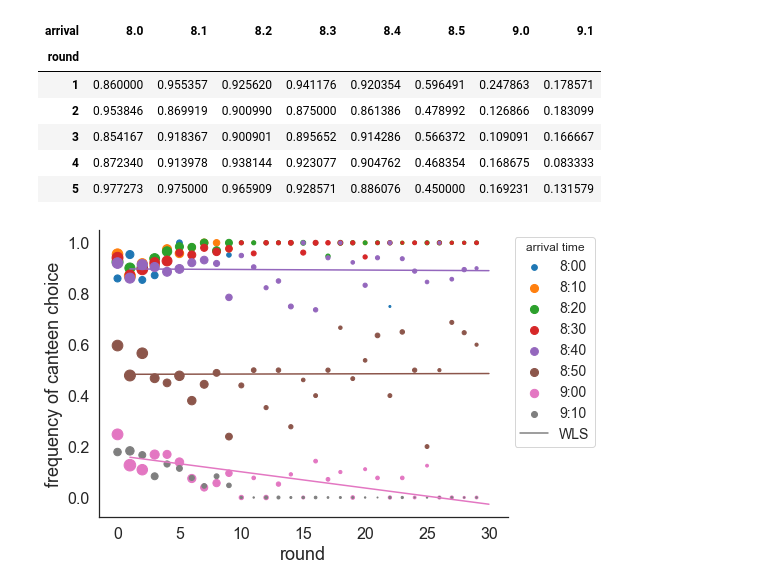
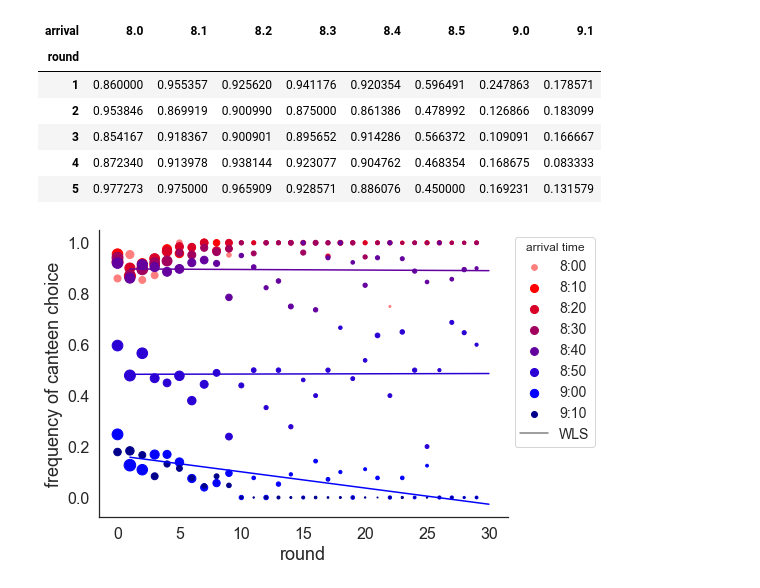
Before and after one commit to gavstrik/Paper_canteen_dilemma, a Jupyter notebook: python/fig4_timeseries.ipynb, the cells around one changed output. Saved outputs shown, nothing was run; the diff lists cells and outputs as text; code cells hidden in the pictures.

```diff
--- a/python/fig4_timeseries.ipynb
+++ b/python/fig4_timeseries.ipynb
@@ -78,40 +78,42 @@ df.head()
 | 5 | 0.977273 | 0.975000 | 0.965909 | 0.928571 | 0.886076 | 0.450000 | 0.169231 | 0.131579 |
 # %%
 x = np.arange(float(len(dfc)))
+colors = ['#00F800', '#2AF598', '#2AF598', '#1BD7BB', '#14C9CB', '#0FBED8', '#08B3E5', '#188AF0']
+colors2 = ['#FF7F7F', '#FE0002', '#D80027', '#A1015D', '#63009E', '#2A00D5', '#0302FC', '#00008b']
 fig, ax = plt.subplots(figsize=(8,5))
-ax.scatter(x, df[8], s=df_tot[8].values, marker='o', color='C0', label='8:00')
-ax.scatter(x, df[8.1], s=df_tot[8.1].values, marker='o', color='C1', label='8:10')
-ax.scatter(x, df[8.2], s=df_tot[8.2].values, marker='o', color='C2', label='8:20')
-ax.scatter(x, df[8.3], s=df_tot[8.3].values, marker='o', color='C3', label='8:30')
-ax.scatter(x, df[8.4], s=df_tot[8.4].values, marker='o', color='C4', label='8:40')
-ax.scatter(x, df[8.5], s=df_tot[8.5].values, marker='o', color='C5', label='8:50')
-ax.scatter(x, df[9], s=df_tot[9].values, marker='o', color='C6', label='9:00')
-ax.scatter(x, df[9.1], s=df_tot[9.1].values, marker='o', color='C7', label='9:10')
+ax.scatter(x, df[8], s=df_tot[8].values, marker='o', color=colors2[0], label='8:00')
+ax.scatter(x, df[8.1], s=df_tot[8.1].values, marker='o', color=colors2[1], label='8:10')
+ax.scatter(x, df[8.2], s=df_tot[8.2].values, marker='o', color=colors2[2], label='8:20')
+ax.scatter(x, df[8.3], s=df_tot[8.3].values, marker='o', color=colors2[3], label='8:30')
+ax.scatter(x, df[8.4], s=df_tot[8.4].values, marker='o', color=colors2[4], label='8:40')
+ax.scatter(x, df[8.5], s=df_tot[8.5].values, marker='o', color=colors2[5], label='8:50')
+ax.scatter(x, df[9], s=df_tot[9].values, marker='o', color=colors2[6], label='9:00')
+ax.scatter(x, df[9.1], s=df_tot[9.1].values, marker='o', color=colors2[7], label='9:10')
 ax.plot(x+1, np.poly1d(np.polyfit(x+1, df[8.5].values, 1,
-        w=np.sqrt(df_tot[8.5].values)))(x+1), color='C5', label='WLS')
+        w=np.sqrt(df_tot[8.5].values)))(x+1), color=colors2[5], label='WLS')
 ax.plot(x+1, np.poly1d(np.polyfit(x+1, df[8.4].values, 1,
-        w=np.sqrt(df_tot[8.4].values)))(x+1), color='C4')
+        w=np.sqrt(df_tot[8.4].values)))(x+1), color=colors2[4])
 ax.plot(x+1, np.poly1d(np.polyfit(x+1, df[9].values, 1,
-        w=np.sqrt(df_tot[9].values)))(x+1), color='C6')
+        w=np.sqrt(df_tot[9].values)))(x+1), color=colors2[6])
 
 plt.ylabel('frequency of canteen choice', fontsize=18)
 plt.xlabel('round', fontsize=18)
 plt.xticks(fontsize=16)
 plt.yticks(fontsize=16)
 handles, _ = ax.get_legend_handles_labels()
 labels = ['8:00', '8:10','8:20','8:30','8:40','8:50','9:00','9:10', 'WLS']
 
 # bruger np.roll til at placere WLS nederst:
 lgd = ax.legend(np.roll(handles,8), labels, title='arrival time', fontsize=14, prop={'size': 14}, bbox_to_anchor=(1, 1))
 lgd.legendHandles[8].set_color('grey')
 plt.tight_layout()
 
 # Remember: save as pdf and transparent=True for Adobe Illustrator
 if not os.path.exists(PLOTS_DIR):
     os.makedirs(PLOTS_DIR)
 
 plt.savefig(os.path.join(PLOTS_DIR, 'fig4_timeseries.png'), bbox_extra_artists=(lgd,), bbox_inches='tight', transparent=True, dpi=300)
 plt.savefig(os.path.join(PLOTS_DIR, 'fig4_timeseries.pdf'), bbox_extra_artists=(lgd,), bbox_inches='tight', transparent=True, dpi=300)
 sns.despine()
 # %% [output]
-[figure, old version]
+[figure, new version]
```
Also changed, not shown: 16 other files.
